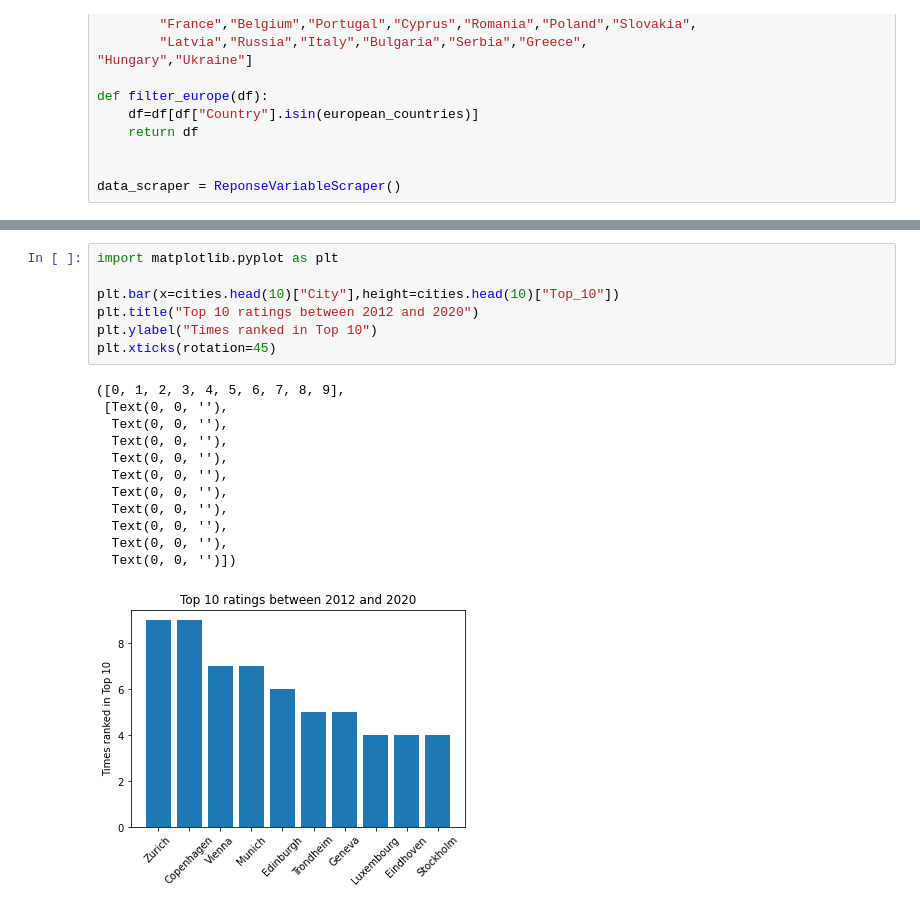
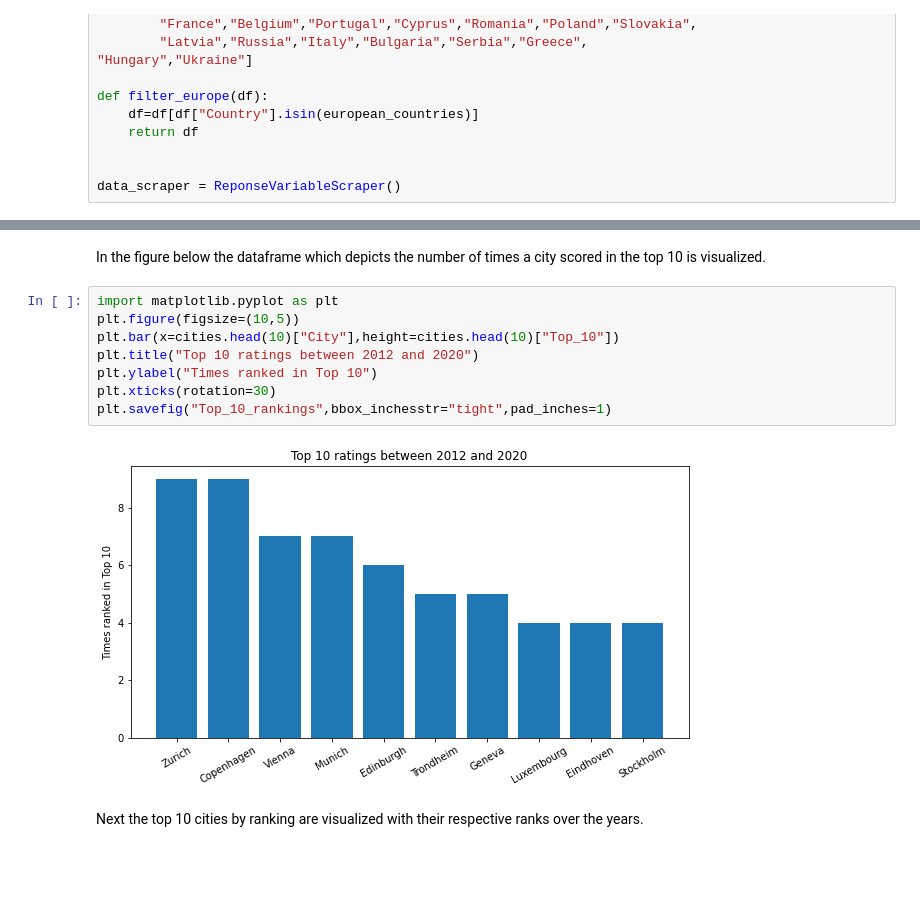
Before and after one commit to NikolasHaimerl/DOP_EX3, a Jupyter notebook: src/analysis/time_analysis.ipynb, the cells around one changed output, grey strips where cells are left out. Drawn from its saved outputs; the diff is of its cells as text; blank space fills up the shorter version.

```diff
--- a/src/analysis/time_analysis.ipynb
+++ b/src/analysis/time_analysis.ipynb
@@ -69,26 +74,20 @@ A value is trying to be set on a copy of a slice from a DataFrame
 
 See the caveats in the documentation: https://pandas.pydata.org/pandas-docs/stable/user_guide/indexing.html#returning-a-view-versus-a-copy
   iloc._setitem_with_indexer(indexer, value)
+# %% [markdown]
+In the figure below the dataframe which depicts the number of times a city scored in the top 10 is visualized.
 # %%
 import matplotlib.pyplot as plt
-
+plt.figure(figsize=(10,5))
 plt.bar(x=cities.head(10)["City"],height=cities.head(10)["Top_10"])
 plt.title("Top 10 ratings between 2012 and 2020")
 plt.ylabel("Times ranked in Top 10")
-plt.xticks(rotation=45)
+plt.xticks(rotation=30)
+plt.savefig("Top_10_rankings",bbox_inchesstr="tight",pad_inches=1)
 # %% [output]
-([0, 1, 2, 3, 4, 5, 6, 7, 8, 9],
- [Text(0, 0, ''),
-  Text(0, 0, ''),
-  Text(0, 0, ''),
-  Text(0, 0, ''),
-  Text(0, 0, ''),
-  Text(0, 0, ''),
-  Text(0, 0, ''),
-  Text(0, 0, ''),
-  Text(0, 0, ''),
-  Text(0, 0, '')])
-[figure, old version]
+[figure, new version]
+# %% [markdown]
+Next the top 10 cities by ranking are visualized with their respective ranks over the years.
 # %%
 top_10=cities.head(10)
 print(top_10)
```
Also changed, not shown: parts of 13 cells of this notebook, 1 other file.
